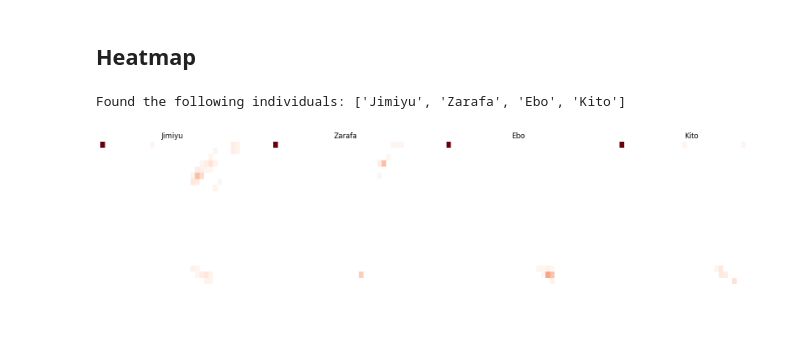
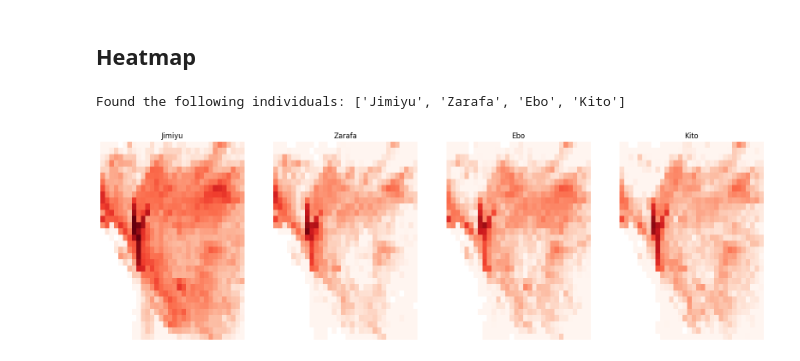
Before and after one commit to wildlifelabs/realtime-welfare, a Jupyter notebook: location.ipynb, the cells around one changed output. Drawn from its saved outputs; the diff is of its cells as text; code cells hidden in the pictures.

```diff
--- a/location.ipynb
+++ b/location.ipynb
@@ -27,7 +27,7 @@ Configuration for this notebook:
 
 filename: str = "final-output.csv"
 historic_sample_window_size: int = 10
-dwell_distance_threshold: float = 5.0
+dwell_distance_threshold: float = 20.0
 # this reflects the values in the COCOs training data
 names = ["Zarafa", "Ebo", "Jimiyu", "Kito"]
 # %% [markdown]
@@ -155,7 +155,10 @@ for sample_key in samples.keys():
     for identity_key in identities:
         if identity_key in samples[sample_key].keys():
             identity_history[identity_key].append(samples[sample_key][identity_key]["centroid-distance"])
-            threshold_value = sum(identity_history[identity_key][tmp_ss:])
+            # We take the average movement of the centroid over a defined number of samples
+            threshold_value = sum(identity_history[identity_key][tmp_ss:]) / (
+                len(identity_history[identity_key][tmp_ss:]) if len(identity_history[identity_key][tmp_ss:]) > 0 else 1
+            )
             samples[sample_key][identity_key]["action-threshold"] = threshold_value
             if threshold_value < dwell_distance_threshold:
                 samples[sample_key][identity_key]["action-label"] = "dwell"
@@ -174,3 +179,13 @@ Calculated threshold and actions for 5 samples.
+# %%
+distance_travelled = {}
+for identity_key in identities:
+    distance_travelled[identity_key] = 0
+
+for sample_key in samples.keys():
+    for identity_key in identities:
+        if identity_key in samples[sample_key].keys():
+            if samples[sample_key][identity_key]["action-label"] == "move":
+                distance_travelled[identity_key] += samples[sample_key][identity_key]["centroid-distance"]
 # %% [markdown]
 ## Summarise usage
 # %%
@@ -214,6 +266,8 @@ Use clustering to identify towering
 import numpy as np
 import seaborn as sns
 import matplotlib.pyplot as plt
+import matplotlib.colors as mcolors
+
 
 # Parameters for the random walk
 grid_size = 32   # Size of the 2D grid
@@ -225,34 +279,39 @@ for identity_key in identities:
     identity_grids[identity_key] = np.zeros((grid_size, grid_size))
     points = None
     for sample_key in samples.keys():
         if samples[sample_key][identity_key]["intersect"] is not None:
             if points is None:
                 points = np.array(samples[sample_key][identity_key]["intersect"])
             else:
                 points = np.concatenate((points, np.array(samples[sample_key][identity_key]["intersect"])), axis=0)
     points += 128
     for x, y in points:
-        identity_grids[identity_key][int(x/reduction), int(y/reduction)] += 1
+        if x > 0 and y > 0:  # this is the default value when unsighted
+            identity_grids[identity_key][int(x/reduction), int(y/reduction)] += 1
 
 fig, axes = plt.subplots(1, len(identity_grids.keys()), figsize=(20, 6))
 
 for ax, grid in zip(axes, identity_grids.values()):
     sns.heatmap(
         grid,
         cmap="Reds",
         alpha=1.0,
         cbar=False,
-        mask=np.where(grid > 0.25, 0, 1),
+        # mask=np.where(grid > 0.25, 0, 1),
         ax=ax,
+        robust=True,
         xticklabels=False,
-        yticklabels=False
+        yticklabels=False,
+        norm=mcolors.LogNorm(vmin=25,vmax=total_samples
+        )
+        # norm=mcolors.SymLogNorm(total_samples*.03, linscale=total_samples)
     )
 
 print(f"Found the following individuals: {[names[int(o) - 1] for o in identities]}")
 
 for index, i in enumerate(identities):
     axes[index].set_title(names[int(i) - 1])
 plt.show()
 # %% [output]
 Found the following individuals: ['Jimiyu', 'Zarafa', 'Ebo', 'Kito']
-[figure, old version]
+[figure, new version]
```
Also changed, not shown: parts of 8 cells of this notebook, 5 other files.
